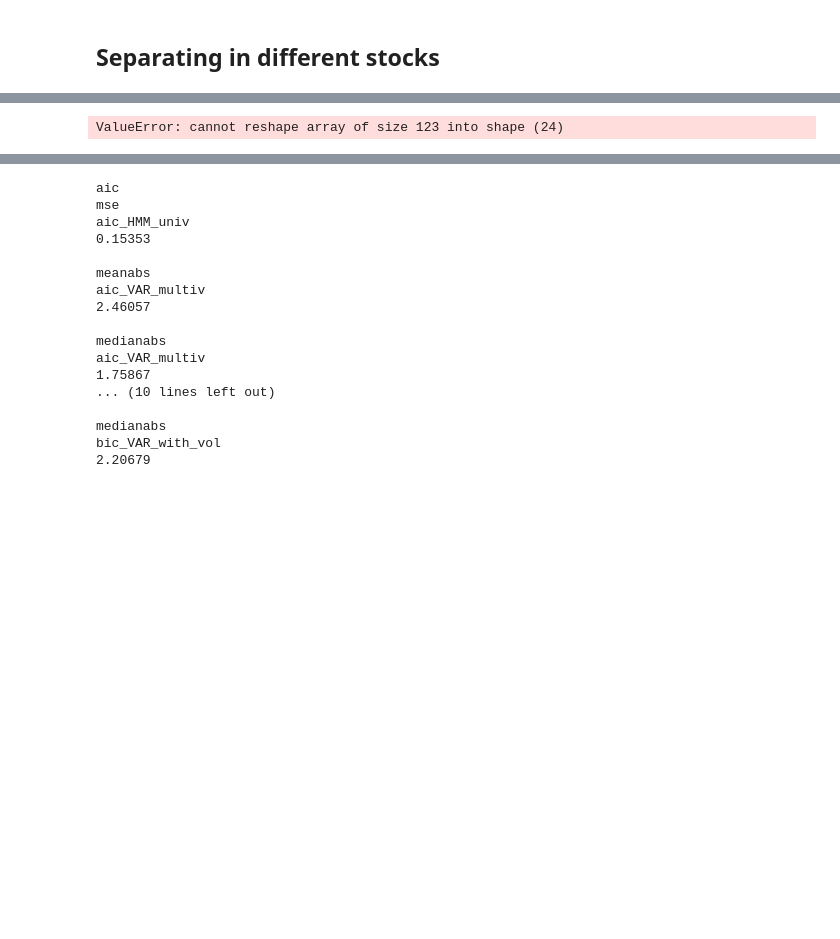
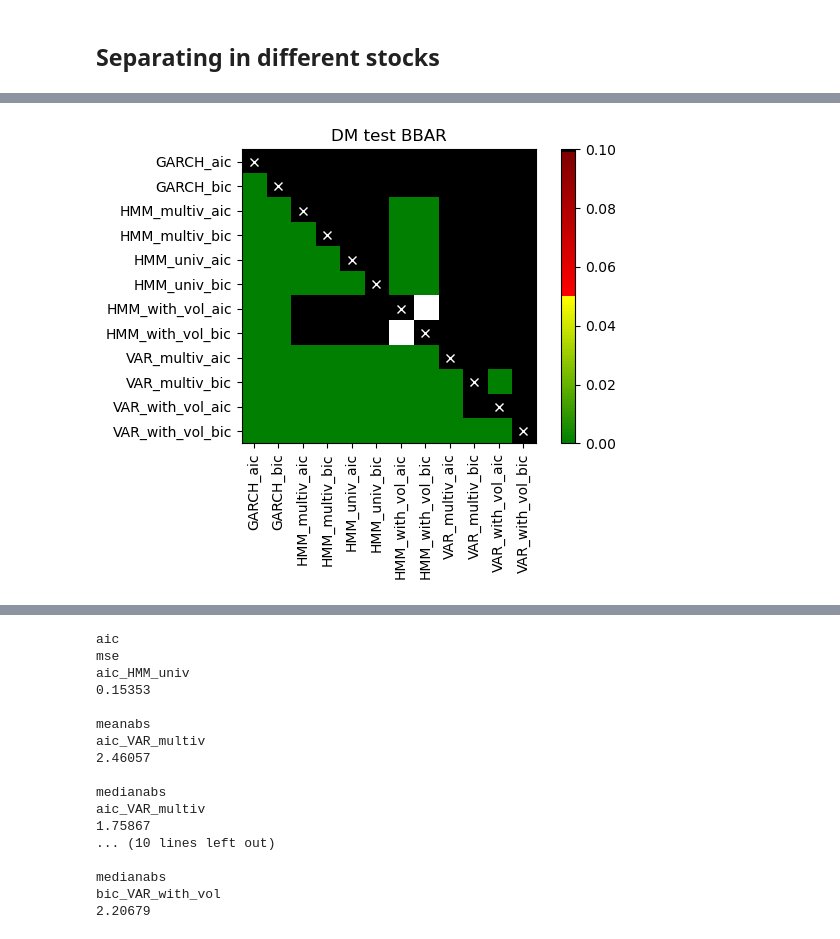
Before and after one commit to alfsn/regime-switching-hmm, a Jupyter notebook: notebooks/03_Comparison.ipynb, the cells around one changed output, grey strips where cells are left out. Saved outputs shown, nothing was run; the diff lists cells and outputs as text; code cells hidden in the pictures; blank space fills up the shorter version.

```diff
--- a/notebooks/03_Comparison.ipynb
+++ b/notebooks/03_Comparison.ipynb
@@ -23,5 +24,6 @@ from epftoolbox.evaluation import DM, GW, plot_multivariate_GW_test, plot_multiv
 dataroute = os.path.join("..", "data")
 dumproute = os.path.join("..", "dump")
 resultsroute = os.path.join("..", "results")
+graphsroute = os.path.join(resultsroute, "graphs")
 # %%
 start_test = params["start_test"]
@@ -169,3 +169,11 @@ def separate_by_stock(df:pd.DataFrame):
 # %%
 forecasts_by_stock=separate_by_stock(forecasts_df)
 residuals_by_stock=separate_by_stock(residual_df)
+# %%
+def delete_in_column_names(df:pd.DataFrame, string:str):
+    new_cols=[]
+    for col in df.columns:
+        col=col.replace(string, "")
+        new_cols.append(col)
+    df=df.set_axis(labels=new_cols, axis=1)
+    return df
@@ -172,9 +200,15 @@ residuals_by_stock=separate_by_stock(residual_df)
 # %%
-plot_multivariate_DM_test(real_price=pd.DataFrame(np.zeros_like(stock_dict[stock].iloc[:,0])),
-                          forecasts=stock_dict[stock].reset_index(drop=True),
-                          title=f"DM test {stock}")
+stock="BBAR"
+real_values=subset_of_columns(df_test, f"{stock}_log_rets")
+forecasts=delete_in_column_names(forecasts_by_stock[stock].fillna(0), f"__{stock}")
+route=os.path.join(graphsroute, "DM", f"""DM_{params["tablename"]}_{stock}.png""")
+plot_multivariate_DM_test(real_price=real_values,
+                          forecasts=forecasts.fillna(0),
+                          title=f"DM test {stock}",
+                          savefig=True,
+                          path=route)
 # %% [output]
-ValueError: cannot reshape array of size 123 into shape (24)
+[figure, added]
 # %%
 model_list = ["GARCH", "HMM_univ", "HMM_multiv", "VAR_multiv", "VAR_with_vol"]
 
```
Also changed, not shown: parts of 5 cells of this notebook.
